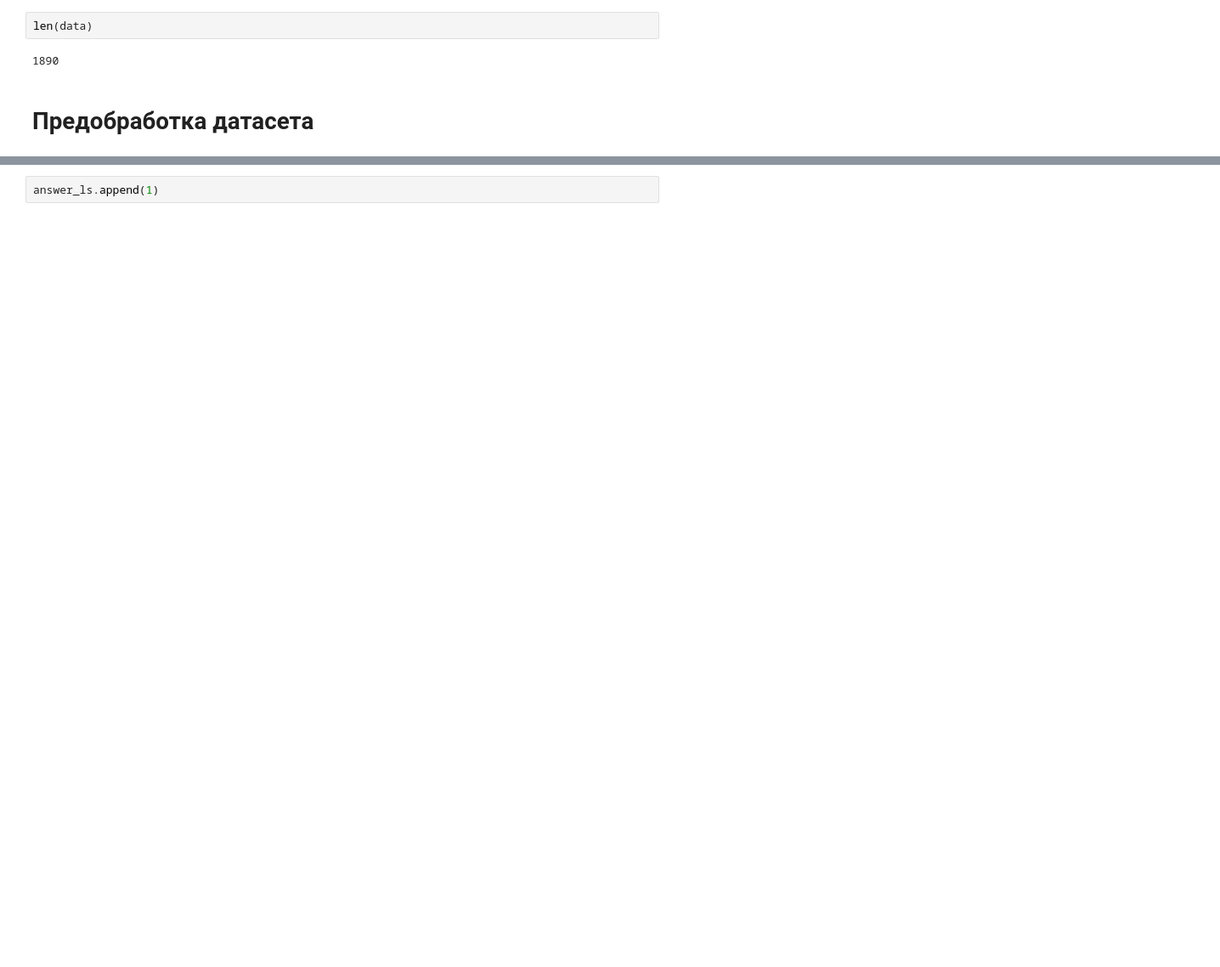
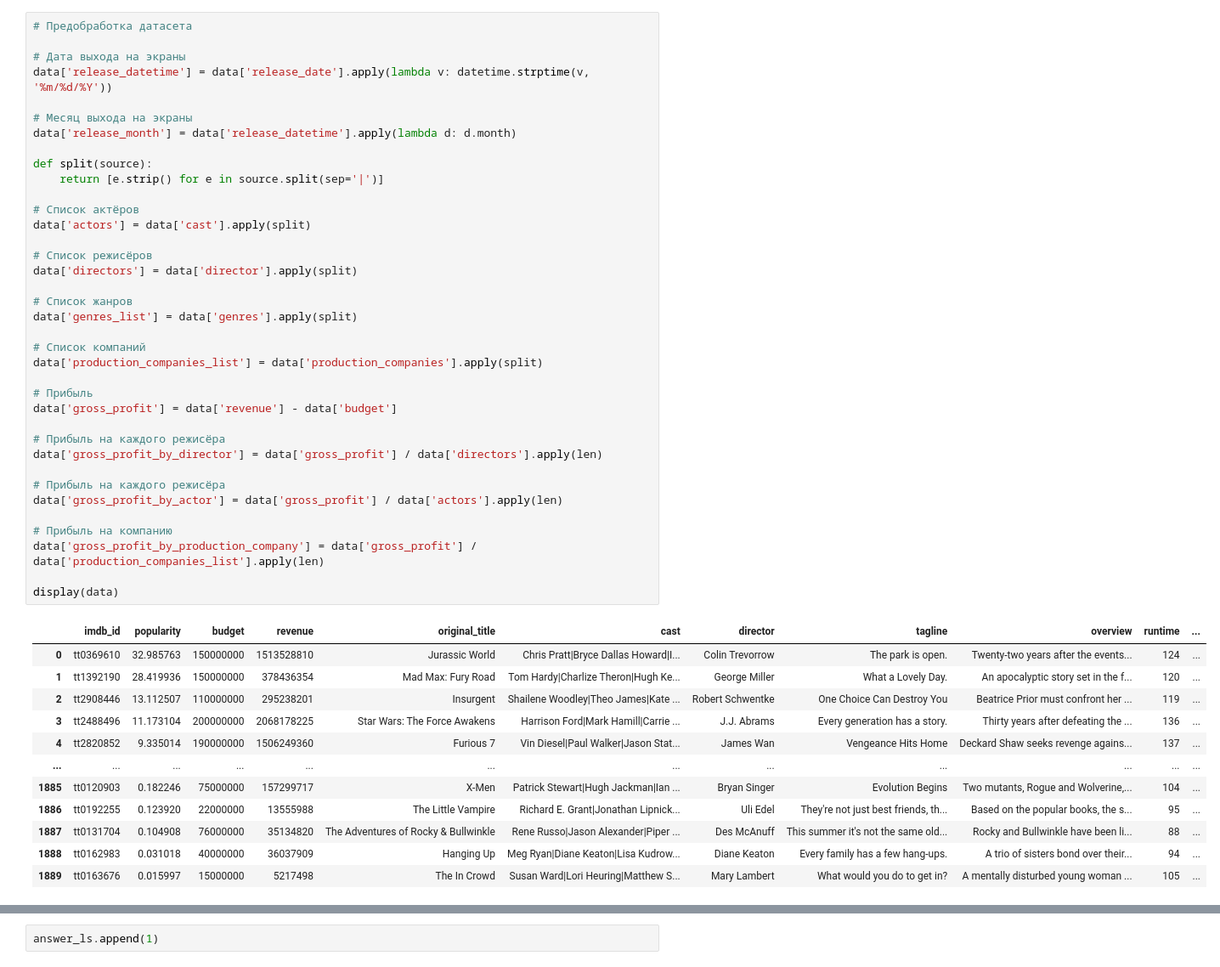
Before and after one commit to maverick-skillfactory/dst-15, a Jupyter notebook: module_1/quiz.ipynb, the cells around one changed output, grey strips where cells are left out. Shown at 85% size. Cells and saved outputs as stored; diff of their text form; blank space fills up the shorter version.

```diff
--- a/module_1/quiz.ipynb
+++ b/module_1/quiz.ipynb
@@ -21,6 +12,50 @@ data.head(5)
-# %%
-len(data)
-# %% [output]
-1890
-# %% [markdown]
-# Предобработка датасета
+# %%
+# Предобработка датасета
+
+# Дата выхода на экраны
+data['release_datetime'] = data['release_date'].apply(lambda v: datetime.strptime(v, '%m/%d/%Y'))
+
+# Месяц выхода на экраны
+data['release_month'] = data['release_datetime'].apply(lambda d: d.month)
+
+def split(source):
+    return [e.strip() for e in source.split(sep='|')]
+
+# Список актёров
+data['actors'] = data['cast'].apply(split)
+
+# Cписок режисёров
+data['directors'] = data['director'].apply(split)
+
+# Список жанров
+data['genres_list'] = data['genres'].apply(split)
+
+# Список компаний
+data['production_companies_list'] = data['production_companies'].apply(split)
+
+# Прибыль
+data['gross_profit'] = data['revenue'] - data['budget']
+
+# Прибыль на каждого режисёра
+data['gross_profit_by_director'] = data['gross_profit'] / data['directors'].apply(len)
+
+# Прибыль на каждого режисёра
+data['gross_profit_by_actor'] = data['gross_profit'] / data['actors'].apply(len)
+
+# Прибыль на компанию
+data['gross_profit_by_production_company'] = data['gross_profit'] / data['production_companies_list'].apply(len)
+
+display(data)
+# %% [output]
+|  | imdb_id | popularity | budget | revenue | original_title | cast | director | tagline | overview | runtime | ... |
+| 0 | tt0369610 | 32.985763 | 150000000 | 1513528810 | Jurassic World | Chris Pratt|Bryce Dallas Howard|I... | Colin Trevorrow | The park is open. | Twenty-two years after the events... | 124 | ... |
+| 1 | tt1392190 | 28.419936 | 150000000 | 378436354 | Mad Max: Fury Road | Tom Hardy|Charlize Theron|Hugh Ke... | George Miller | What a Lovely Day. | An apocalyptic story set in the f... | 120 | ... |
+| 2 | tt2908446 | 13.112507 | 110000000 | 295238201 | Insurgent | Shailene Woodley|Theo James|Kate ... | Robert Schwentke | One Choice Can Destroy You | Beatrice Prior must confront her ... | 119 | ... |
+| 3 | tt2488496 | 11.173104 | 200000000 | 2068178225 | Star Wars: The Force Awakens | Harrison Ford|Mark Hamill|Carrie ... | J.J. Abrams | Every generation has a story. | Thirty years after defeating the ... | 136 | ... |
+| 4 | tt2820852 | 9.335014 | 190000000 | 1506249360 | Furious 7 | Vin Diesel|Paul Walker|Jason Stat... | James Wan | Vengeance Hits Home | Deckard Shaw seeks revenge agains... | 137 | ... |
+| ... | ... | ... | ... | ... | ... | ... | ... | ... | ... | ... | ... |
+| 1885 | tt0120903 | 0.182246 | 75000000 | 157299717 | X-Men | Patrick Stewart|Hugh Jackman|Ian ... | Bryan Singer | Evolution Begins | Two mutants, Rogue and Wolverine,... | 104 | ... |
+| 1886 | tt0192255 | 0.123920 | 22000000 | 13555988 | The Little Vampire | Richard E. Grant|Jonathan Lipnick... | Uli Edel | They're not just best friends, th... | Based on the popular books, the s... | 95 | ... |
+| 1887 | tt0131704 | 0.104908 | 76000000 | 35134820 | The Adventures of Rocky & Bullwinkle | Rene Russo|Jason Alexander|Piper ... | Des McAnuff | This summer it's not the same old... | Rocky and Bullwinkle have been li... | 88 | ... |
+| 1888 | tt0162983 | 0.031018 | 40000000 | 36037909 | Hanging Up | Meg Ryan|Diane Keaton|Lisa Kudrow... | Diane Keaton | Every family has a few hang-ups. | A trio of sisters bond over their... | 94 | ... |
+| 1889 | tt0163676 | 0.015997 | 15000000 | 5217498 | The In Crowd | Susan Ward|Lori Heuring|Matthew S... | Mary Lambert | What would you do to get in? | A mentally disturbed young woman ... | 105 | ... |
```
Also changed, not shown: parts of 71 cells of this notebook.
